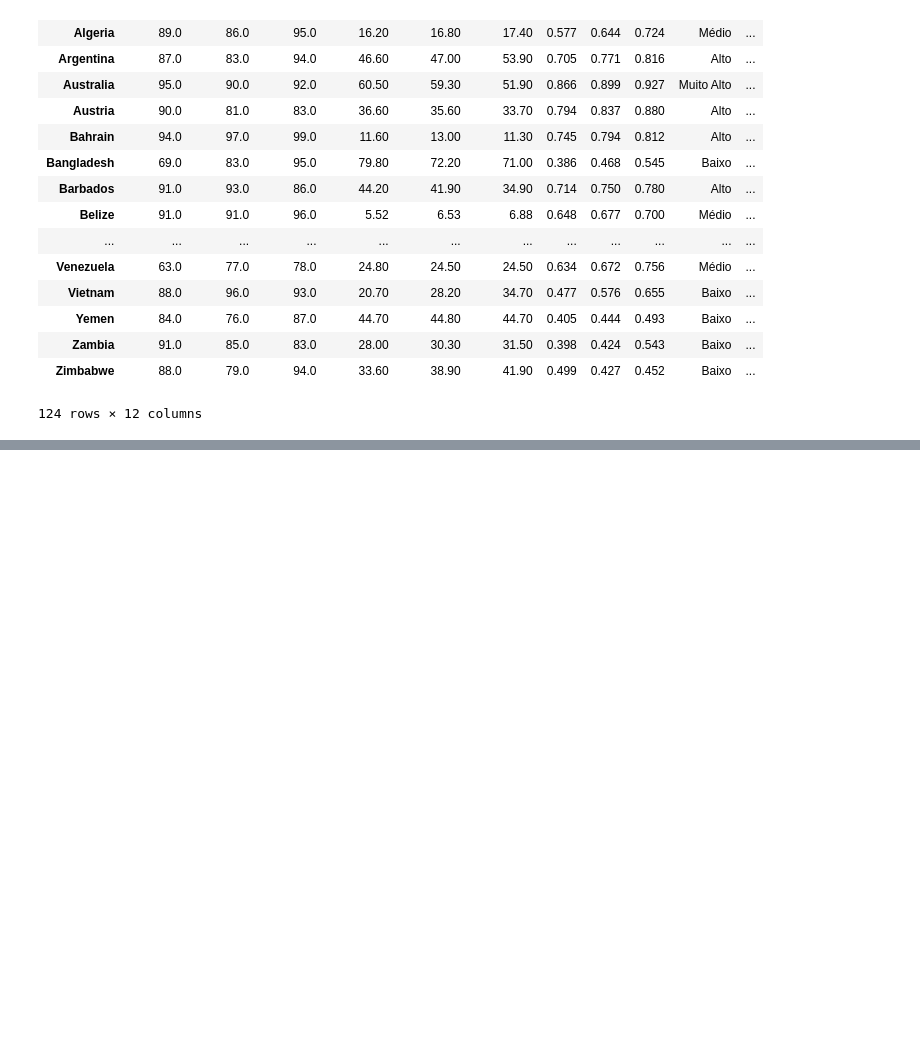
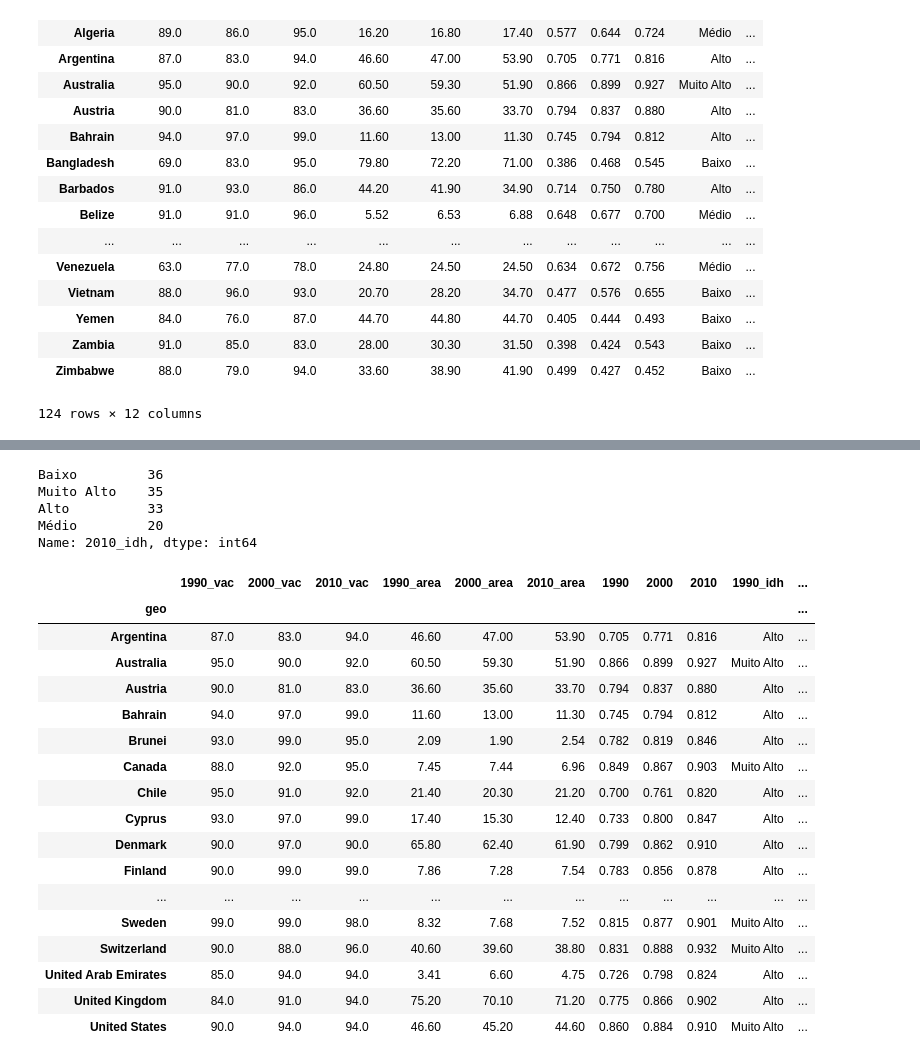
Before and after one commit to fscmaluf/Projeto1FabioMaluf, a Jupyter notebook: Projeto1_FabioMaluf.ipynb, the cells around one changed output, grey strips where cells are left out. Drawn from its saved outputs; the diff is of its cells as text; code cells hidden in the pictures; blank space fills up the shorter version.

```diff
--- a/Projeto1_FabioMaluf.ipynb
+++ b/Projeto1_FabioMaluf.ipynb
@@ -107,0 +121,29 @@ sns.pairplot(data10,hue= 'IDH_disc')
+# %%
+data['2010_idh'].value_counts()
+# %% [output]
+Baixo         36
+Muito Alto    35
+Alto          33
+Médio         20
+Name: 2010_idh, dtype: int64
+# %%
+data[data['2010_idh'] == 'Muito Alto']
+# %% [output]
+|  | 1990_vac | 2000_vac | 2010_vac | 1990_area | 2000_area | 2010_area | 1990 | 2000 | 2010 | 1990_idh | ... |
+| geo |  |  |  |  |  |  |  |  |  |  | ... |
+| Argentina | 87.0 | 83.0 | 94.0 | 46.60 | 47.00 | 53.90 | 0.705 | 0.771 | 0.816 | Alto | ... |
+| Australia | 95.0 | 90.0 | 92.0 | 60.50 | 59.30 | 51.90 | 0.866 | 0.899 | 0.927 | Muito Alto | ... |
+| Austria | 90.0 | 81.0 | 83.0 | 36.60 | 35.60 | 33.70 | 0.794 | 0.837 | 0.880 | Alto | ... |
+| Bahrain | 94.0 | 97.0 | 99.0 | 11.60 | 13.00 | 11.30 | 0.745 | 0.794 | 0.812 | Alto | ... |
+| Brunei | 93.0 | 99.0 | 95.0 | 2.09 | 1.90 | 2.54 | 0.782 | 0.819 | 0.846 | Alto | ... |
+| Canada | 88.0 | 92.0 | 95.0 | 7.45 | 7.44 | 6.96 | 0.849 | 0.867 | 0.903 | Muito Alto | ... |
+| Chile | 95.0 | 91.0 | 92.0 | 21.40 | 20.30 | 21.20 | 0.700 | 0.761 | 0.820 | Alto | ... |
+| Cyprus | 93.0 | 97.0 | 99.0 | 17.40 | 15.30 | 12.40 | 0.733 | 0.800 | 0.847 | Alto | ... |
+| Denmark | 90.0 | 97.0 | 90.0 | 65.80 | 62.40 | 61.90 | 0.799 | 0.862 | 0.910 | Alto | ... |
+| Finland | 90.0 | 99.0 | 99.0 | 7.86 | 7.28 | 7.54 | 0.783 | 0.856 | 0.878 | Alto | ... |
+| ... | ... | ... | ... | ... | ... | ... | ... | ... | ... | ... | ... |
+| Sweden | 99.0 | 99.0 | 98.0 | 8.32 | 7.68 | 7.52 | 0.815 | 0.877 | 0.901 | Muito Alto | ... |
+| Switzerland | 90.0 | 88.0 | 96.0 | 40.60 | 39.60 | 38.80 | 0.831 | 0.888 | 0.932 | Muito Alto | ... |
+| United Arab Emirates | 85.0 | 94.0 | 94.0 | 3.41 | 6.60 | 4.75 | 0.726 | 0.798 | 0.824 | Alto | ... |
+| United Kingdom | 84.0 | 91.0 | 94.0 | 75.20 | 70.10 | 71.20 | 0.775 | 0.866 | 0.902 | Alto | ... |
+| United States | 90.0 | 94.0 | 94.0 | 46.60 | 45.20 | 44.60 | 0.860 | 0.884 | 0.910 | Muito Alto | ... |
```
Also changed, not shown: parts of 15 cells of this notebook.
